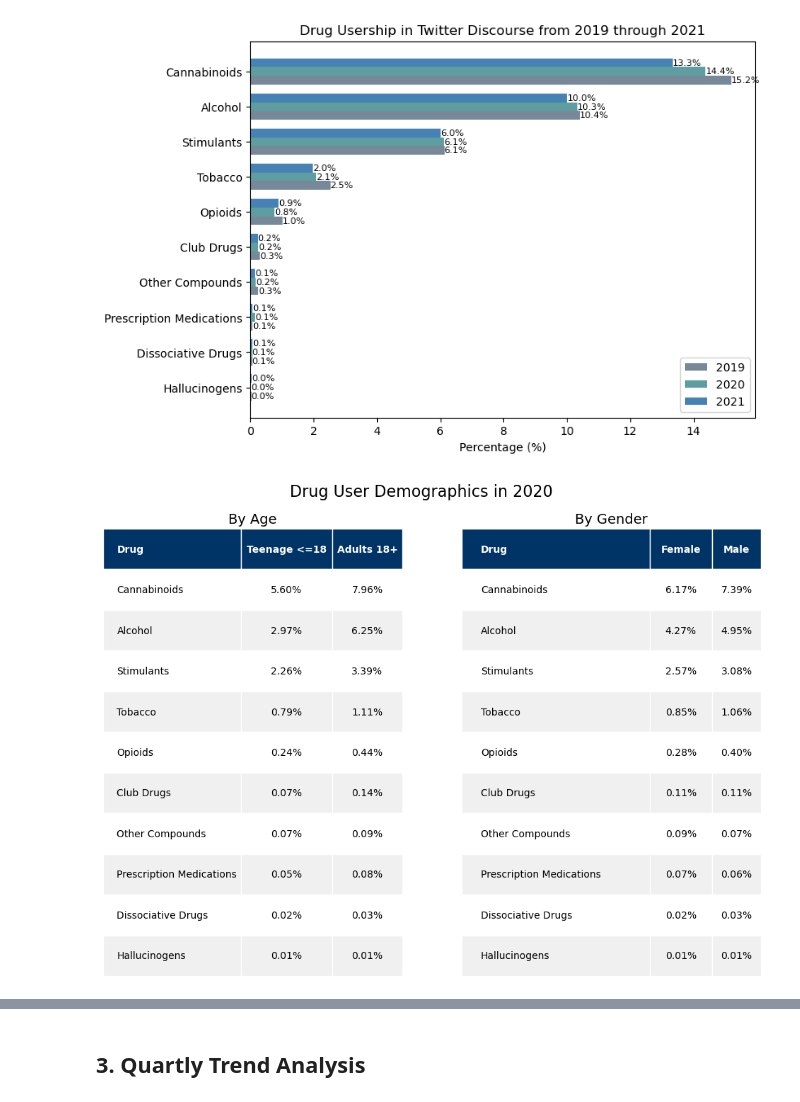
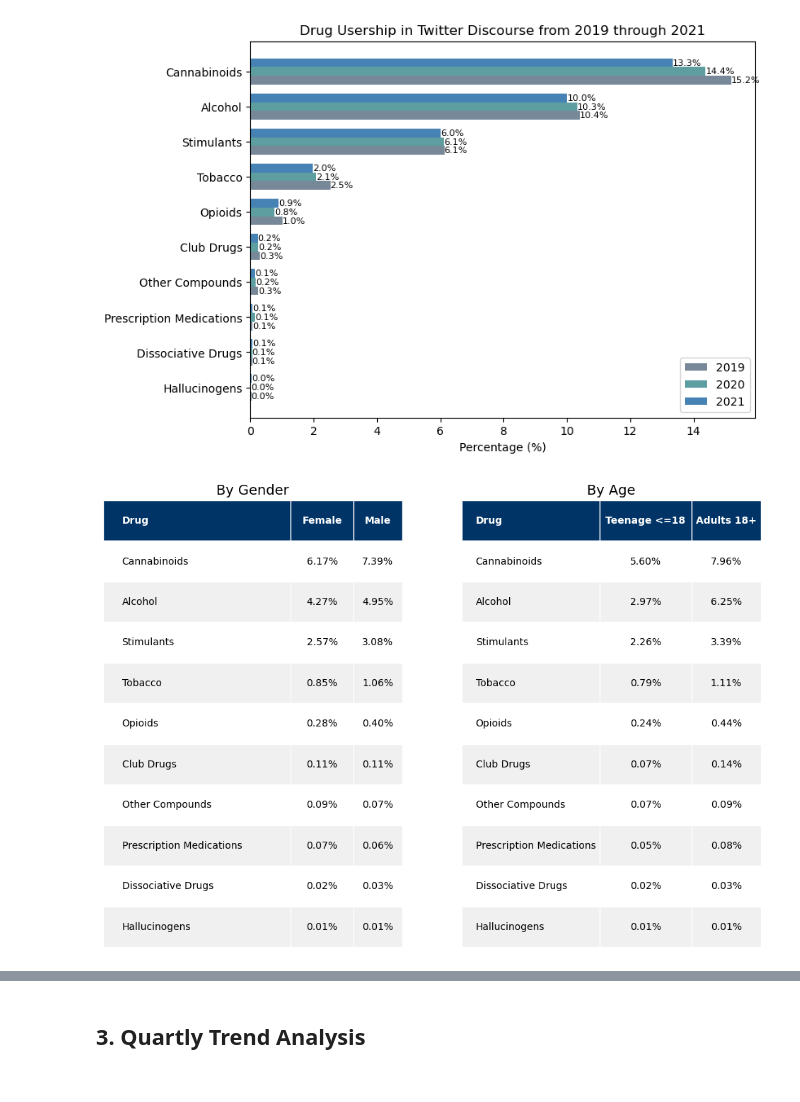
Before and after one commit to JulinaM/DemographicAnalysis, a Jupyter notebook: Trend_Analysis.ipynb, the cells around one changed output, grey strips where cells are left out. Cells and saved outputs as stored; diff of their text form; code cells hidden in the pictures.

Commit message:
removed labels. Normalized dist

```diff
--- a/Trend_Analysis.ipynb
+++ b/Trend_Analysis.ipynb
@@ -419,3 +401,38 @@ p
 | 7 | Prescription Medications | 0.072251 | 0.138895 | 0.076384 |
 | 8 | Stimulants | 6.128672 | 6.122253 | 6.010247 |
 | 9 | Tobacco | 2.523204 | 2.073788 | 1.968725 |
+# %%
+sorted_df = p.sort_values(by=2021, ascending=True)
+# Extract the data for plotting
+drugs = sorted_df['Drug'].tolist()
+data_2019 = sorted_df[2019].tolist()
+data_2020 = sorted_df[2020].tolist()
+data_2021 = sorted_df[2021].tolist()
+
+fig, ax = plt.subplots(figsize=(8, 6))
+
+# Set bar width and positions
+bar_width = 0.25
+positions = np.arange(len(drugs))
+bars_2019 = ax.barh(positions - bar_width, data_2019, bar_width, label='2019', color=color_2019)
+bars_2020 = ax.barh(positions, data_2020, bar_width, label='2020', color=color_2020)         # Steel Blue
+bars_2021 = ax.barh(positions + bar_width, data_2021, bar_width, label='2021', color=color_2021)  # Royal Blue
+# Add percentage values on the bars
+def add_percentage_labels(bars):
+    for bar in bars:
+        width = bar.get_width()
+        ax.text(width, bar.get_y() + bar.get_height() / 2, f'{width:.1f}%',
+                va='center', ha='left', fontsize=8, color='black')
+
+add_percentage_labels(bars_2019)
+add_percentage_labels(bars_2020)
+add_percentage_labels(bars_2021)
+
+ax.set_xlabel('Percentage (%)')
+# ax.set_title("Drug Usership in Twitter Discourse from 2019 through 2021")
+ax.set_yticks(positions)
+ax.set_yticklabels(drugs)
+ax.legend(loc='lower right', bbox_to_anchor=(1.0, 0.0), ncol=1 )
+ax.grid(False)
+plt.savefig('Usership_dist.png',bbox_inches='tight')
+plt.show()
@@ -501,7 +549,7 @@ def plot_tables_side_by_side(tables, mailfile, layout=(1, 2)):
 
     plt.subplots_adjust(top=0.90)
     if mailfile:
-        fig.suptitle('Drug User Demographics in 2020' , fontsize=16)
+        # fig.suptitle('Drug User Demographics in 2020' , fontsize=16)
         plt.savefig(mailfile, bbox_inches='tight')
     plt.show()
 
@@ -527,10 +575,10 @@ t2 = extract_table_data(final_results, ['Female', 'Male'])
 t3 = extract_table_data(final_results, ['<=18','19-29', '30-39', '>=40'])
 t4 = extract_table_data(final_results, ['api', 'white', 'hispanic', 'black'])
 # %%
-plot_tables_side_by_side([(t1, 'By Age'), (t2, 'By Gender')], mailfile='demo_2020.png')
+plot_tables_side_by_side([(t2, 'By Gender'), (t1, 'By Age') ], mailfile='demo_2020.png')
 # plot_tables_side_by_side([(t3, 'By Age')], mailfile='')
 # %% [output]
-[figure, old version]
+[figure, new version]
 # %%
 def plot_verticle(final_results, drug):
     def extract_data(final_results, drug, groups):
```
Also changed, not shown: parts of 13 cells of this notebook.
